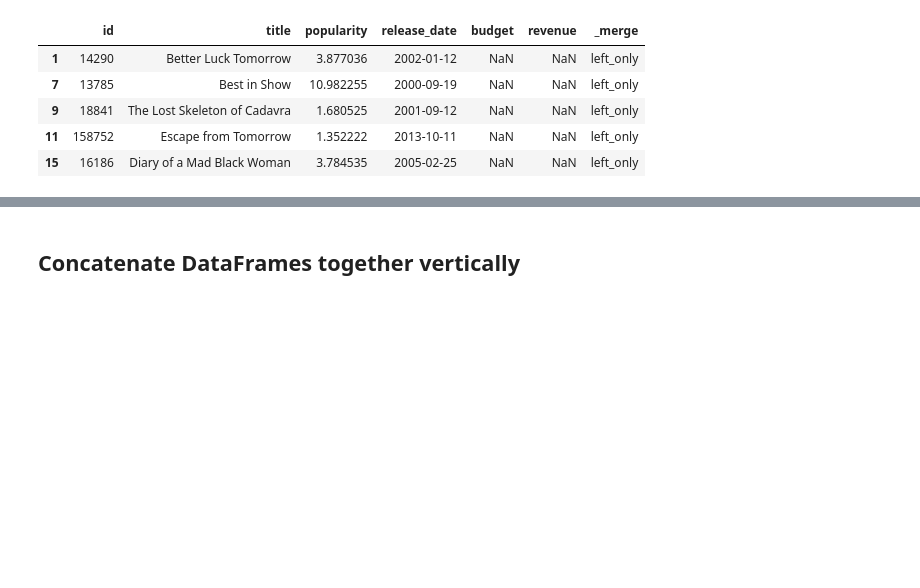
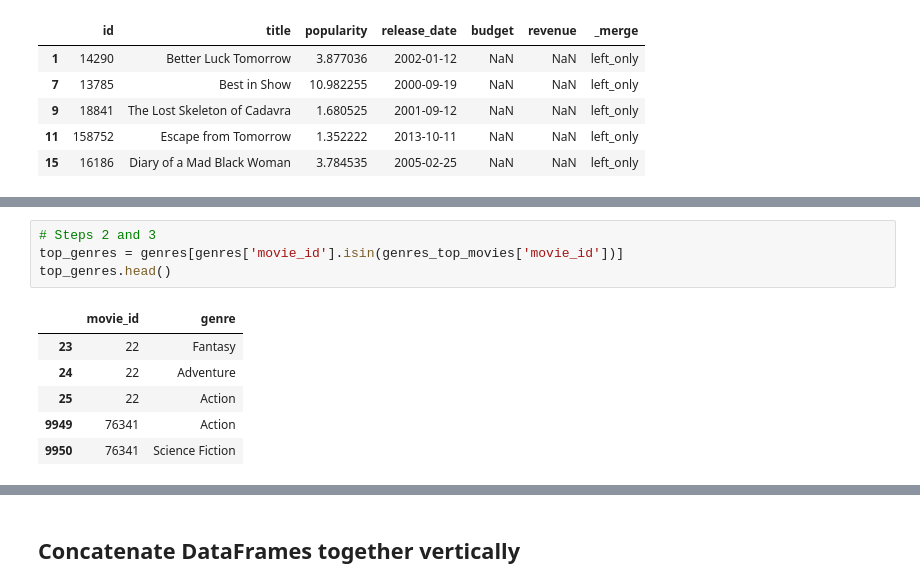
Before and after one commit to kbantoec/dsuc, a Jupyter notebook: joining_data_pandas/notebook.ipynb, the cells around one changed output, grey strips where cells are left out. Saved outputs shown, nothing was run; the diff lists cells and outputs as text; blank space fills up the shorter version.

```diff
--- a/joining_data_pandas/notebook.ipynb
+++ b/joining_data_pandas/notebook.ipynb
@@ -332,0 +479,11 @@ movies_financials[movies['id'].isin(id_list)].head()
+# %%
+# Steps 2 and 3
+top_genres = genres[genres['movie_id'].isin(genres_top_movies['movie_id'])]
+top_genres.head()
+# %% [output]
+|  | movie_id | genre |
+| 23 | 22 | Fantasy |
+| 24 | 22 | Adventure |
+| 25 | 22 | Action |
+| 9949 | 76341 | Action |
+| 9950 | 76341 | Science Fiction |
```
Also changed, not shown: parts of 16 cells of this notebook.
